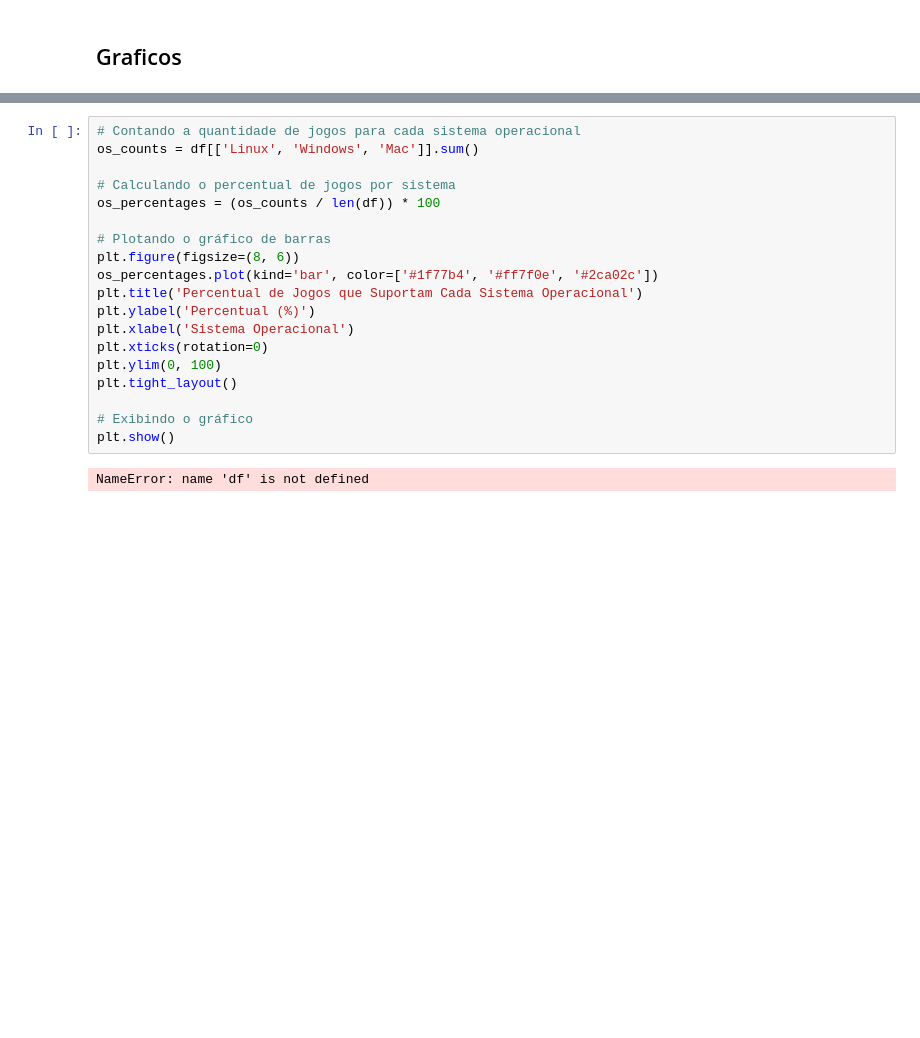
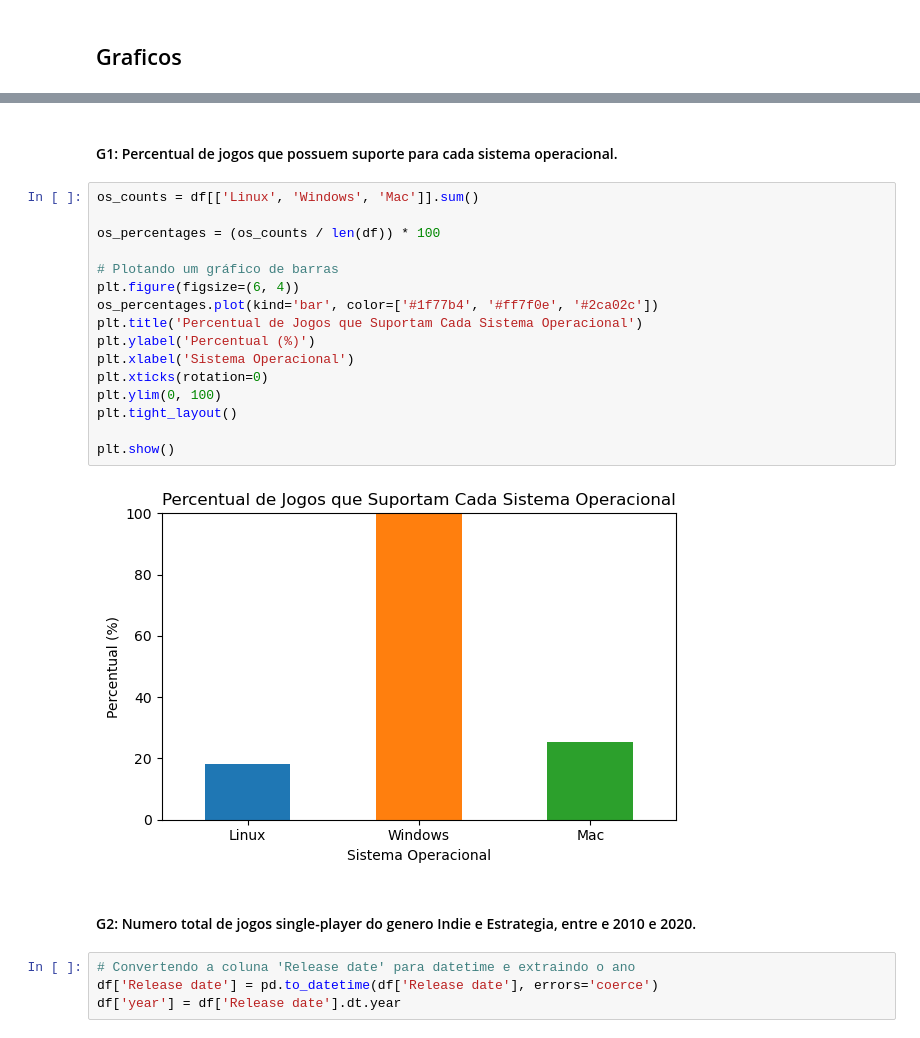
Before and after one commit to giolive/Projeto_progDados, a Jupyter notebook: Proj_F2.ipynb, the cells around one changed output, grey strips where cells are left out. Drawn from its saved outputs; the diff is of its cells as text; blank space fills up the shorter version.

```diff
--- a/Proj_F2.ipynb
+++ b/Proj_F2.ipynb
@@ -294,21 +292,26 @@ ModuleNotFoundError: No module named 'matplotlib'
+# %% [markdown]
+#### G1: Percentual de jogos que possuem suporte para cada sistema operacional.
 # %%
-# Contando a quantidade de jogos para cada sistema operacional
 os_counts = df[['Linux', 'Windows', 'Mac']].sum()
 
-# Calculando o percentual de jogos por sistema
 os_percentages = (os_counts / len(df)) * 100
 
-# Plotando o gráfico de barras
-plt.figure(figsize=(8, 6))
+# Plotando um gráfico de barras
+plt.figure(figsize=(6, 4))
 os_percentages.plot(kind='bar', color=['#1f77b4', '#ff7f0e', '#2ca02c'])
 plt.title('Percentual de Jogos que Suportam Cada Sistema Operacional')
 plt.ylabel('Percentual (%)')
 plt.xlabel('Sistema Operacional')
 plt.xticks(rotation=0)
 plt.ylim(0, 100)
 plt.tight_layout()
 
-# Exibindo o gráfico
 plt.show()
 # %% [output]
-NameError: name 'df' is not defined
+[figure, added]
+# %% [markdown]
+#### G2: Numero total de jogos single-player do genero Indie e Estrategia, entre  e 2010 e 2020.
+# %%
+# Convertendo a coluna 'Release date' para datetime e extraindo o ano
+df['Release date'] = pd.to_datetime(df['Release date'], errors='coerce')
+df['year'] = df['Release date'].dt.year
```
Also changed, not shown: parts of 9 cells of this notebook.
